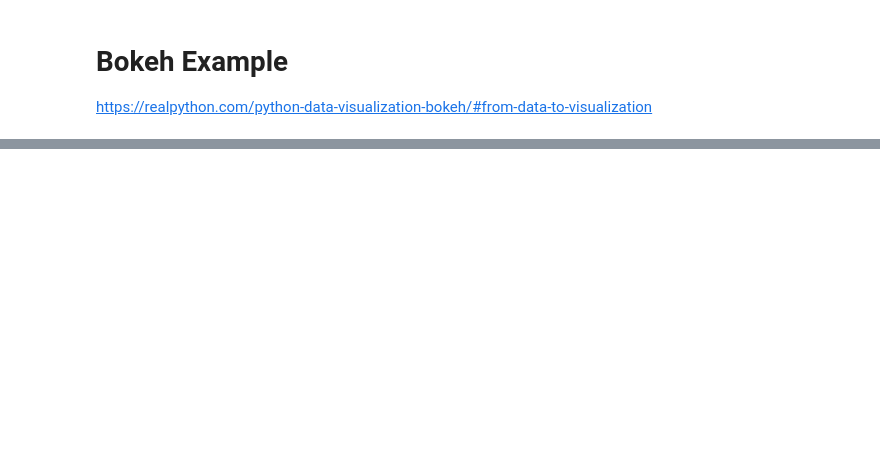
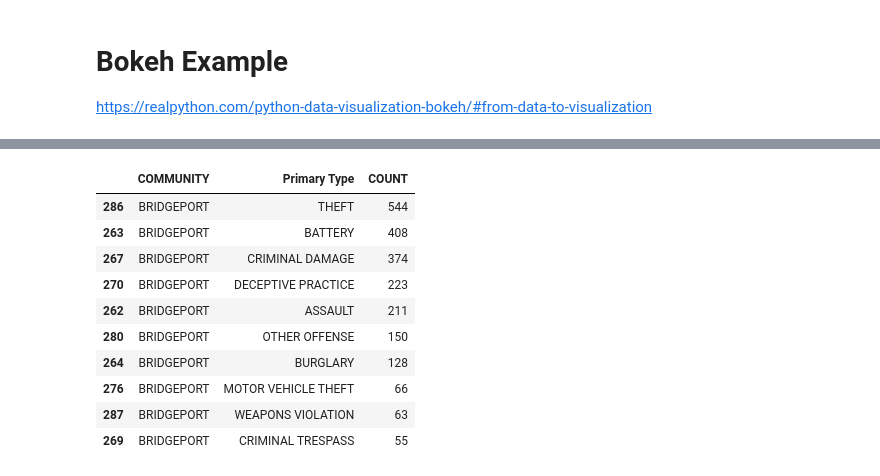
Before and after one commit to Data-and-Programming-2-TAs/Emilys-discussion-notebooks, a Jupyter notebook: Lab 4.ipynb, the cells around one changed output, grey strips where cells are left out. Cells and saved outputs as stored; diff of their text form; code cells hidden in the pictures; blank space fills up the shorter version.

```diff
--- a/Lab 4.ipynb
+++ b/Lab 4.ipynb
@@ -211,0 +203,14 @@ BokehDeprecationWarning: 'legend' keyword is deprecated, use explicit 'legend_la
+# %%
+df
+# %% [output]
+|  | COMMUNITY | Primary Type | COUNT |
+| 286 | BRIDGEPORT | THEFT | 544 |
+| 263 | BRIDGEPORT | BATTERY | 408 |
+| 267 | BRIDGEPORT | CRIMINAL DAMAGE | 374 |
+| 270 | BRIDGEPORT | DECEPTIVE PRACTICE | 223 |
+| 262 | BRIDGEPORT | ASSAULT | 211 |
+| 280 | BRIDGEPORT | OTHER OFFENSE | 150 |
+| 264 | BRIDGEPORT | BURGLARY | 128 |
+| 276 | BRIDGEPORT | MOTOR VEHICLE THEFT | 66 |
+| 287 | BRIDGEPORT | WEAPONS VIOLATION | 63 |
+| 269 | BRIDGEPORT | CRIMINAL TRESPASS | 55 |
```
Also changed, not shown: parts of 10 cells of this notebook.
